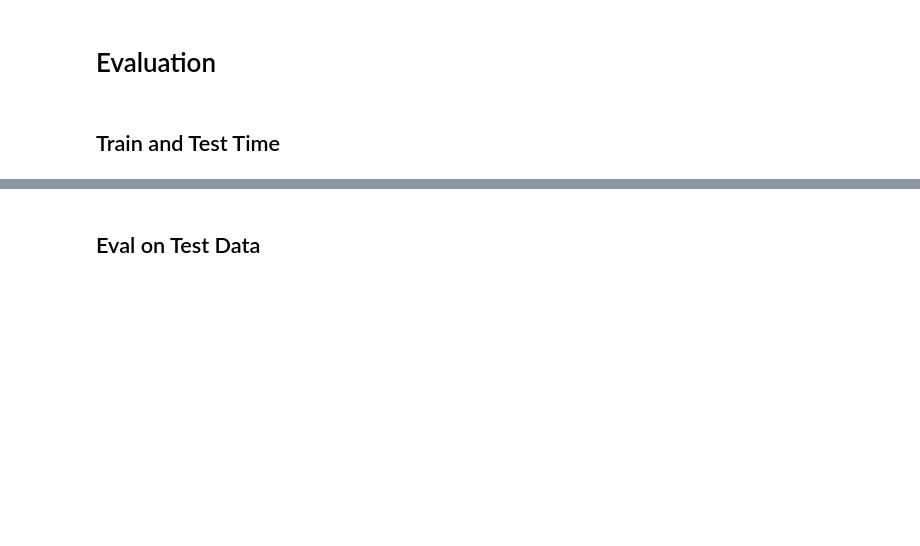
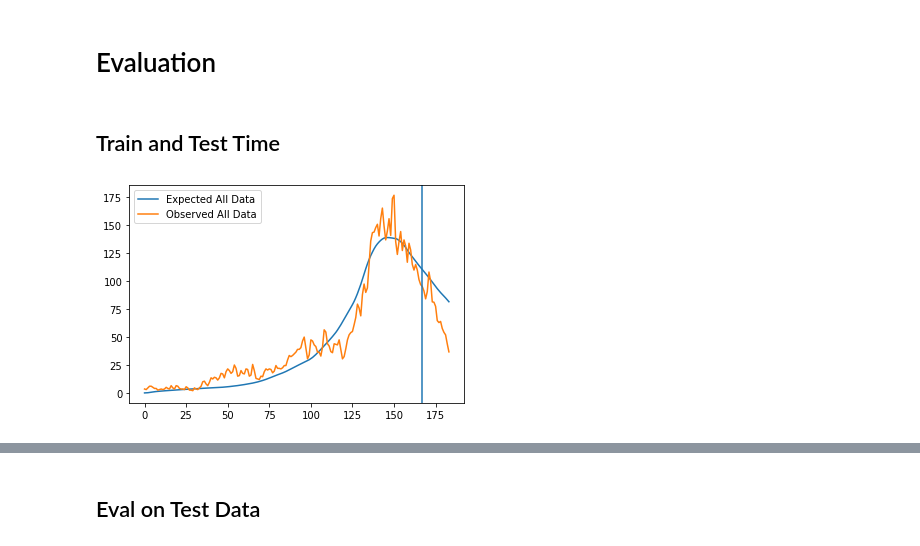
Before and after one commit to anuarsantoyo/master-thesis, a Jupyter notebook: model/model_optimization_nn.ipynb, the cells around one changed output, grey strips where cells are left out. Drawn from its saved outputs; the diff is of its cells as text; code cells hidden in the pictures; blank space fills up the shorter version.

Commit message:
model optimization

```diff
--- a/model/model_optimization_nn.ipynb
+++ b/model/model_optimization_nn.ipynb
@@ -47,7 +47,7 @@ start_time='2020-08-01' # Mitte November/ Anfang Dezember bis Februar
 end_time='2021-02-01' # Begin Vaccination Wave
 
 
-train_test_split_time='2020-12-01'
+train_test_split_time= '2021-01-15'
 
 
 dtype = torch.float32
@@ -89,7 +89,7 @@ cero = torch.tensor(0., requires_grad=False, device=device, dtype=dtype)
 # %% [markdown]
 ### Initialize method parameter
 # %%
-method = NN(device=device, dtype=dtype, input_size=5)
+method = Linear(device=device, dtype=dtype, input_size=5)
 # %% [markdown]
 ### Initialize alpha and phi
 # %%
@@ -104,5 +104,6 @@ dict_param
 ## Load Method Input Data
 # %%
 input_data_train, input_data_test = get_model_input(start=start_time, end=end_time, split_date=train_test_split_time, path='data/modeling/fa_data_model_input.csv', rolling_avg=7)
+input_data = get_model_input(start=start_time, end=end_time, split_date=None, path='data/modeling/fa_data_model_input.csv', rolling_avg=7)
 input_data_train.shape
 # %% [output]
@@ -118,7 +123,7 @@ input_data_test.shape
 # %%
 from torch.optim.lr_scheduler import ExponentialLR
 
-epochs = 1000
+epochs = 2000
 # model_parameter = [dict_param['prime_values']['alpha'], dict_param['prime_values']['phi']] + [dict_param['prime_values']['epsilon']]
 
 params_to_be_optimized = method.get_parameters() + [dict_param['prime_values']['phi']]
@@ -154,7 +159,7 @@ for i in range(epochs):
     if i % 50==0:
         current_time = round((time.time() - iteration_time),4)
         current_lr = optimizer.state_dict()['param_groups'][0]['lr']
-        expected_test = epid_model(R=method.calculate_R(method.cluster_percentage), initial_newly_infected = initial_newly_infected, alpha=dict_param['real_values']['alpha'], device=device, dtype=dtype)[observation][-df_obs_test.shape[0]:]
+        expected_test = epid_model(R=method.calculate_R(input_data_test), initial_newly_infected = initial_newly_infected, alpha=dict_param['real_values']['alpha'], device=device, dtype=dtype)[observation][-df_obs_test.shape[0]:]
         print(f"Step: {i}, Learning Rate: {current_lr} Time: {current_time}, Comparison Loss: {comparison_loss_train}")
         plt.plot(df_obs_train['Date'], method.calculate_R(input_data_train).cpu().detach().numpy(), label='R')
         plt.plot(df_obs_train['Date'], input_data_train, label='cluster')
@@ -166,7 +171,7 @@ for i in range(epochs):
       plt.legend()
       plt.show()
 
-      expected_train_test = epid_model(R=method.calculate_R(method.cluster_percentage), initial_newly_infected = initial_newly_infected, alpha=dict_param['real_values']['alpha'], device=device, dtype=dtype)[observation]
+      expected_train_test = epid_model(R=method.calculate_R(input_data), initial_newly_infected = initial_newly_infected, alpha=dict_param['real_values']['alpha'], device=device, dtype=dtype)[observation]
       plt.plot(expected_train_test.cpu().detach().numpy(),label='Expected All Data')
       plt.plot(observed_train_test.cpu().detach().numpy(),label='Observed All Data')
       plt.axvline(x=observed_train.shape[0])
@@ -181,11 +188,13 @@ comparison_loss_train / dict_param['real_values']['phi']
 # %% [markdown]
 ## Train and Test Time
 # %%
-expected_train_test = epid_model(R=method.calculate_R(method.cluster_percentage), initial_newly_infected = initial_newly_infected, alpha=dict_param['real_values']['alpha'], device=device, dtype=dtype)[observation]
+expected_train_test = epid_model(R=method.calculate_R(input_data), initial_newly_infected = initial_newly_infected, alpha=dict_param['real_values']['alpha'], device=device, dtype=dtype)[observation]
 plt.plot(expected_train_test.cpu().detach().numpy(),label='Expected All Data')
 plt.plot(observed_train_test.cpu().detach().numpy(),label='Observed All Data')
 plt.axvline(x=observed_train.shape[0])
 plt.legend()
 plt.show()
+# %% [output]
+[figure, added]
 # %%
 # Plot R-Value & Cluster Percentage
```
Also changed, not shown: parts of 17 cells of this notebook, 1 other file.
